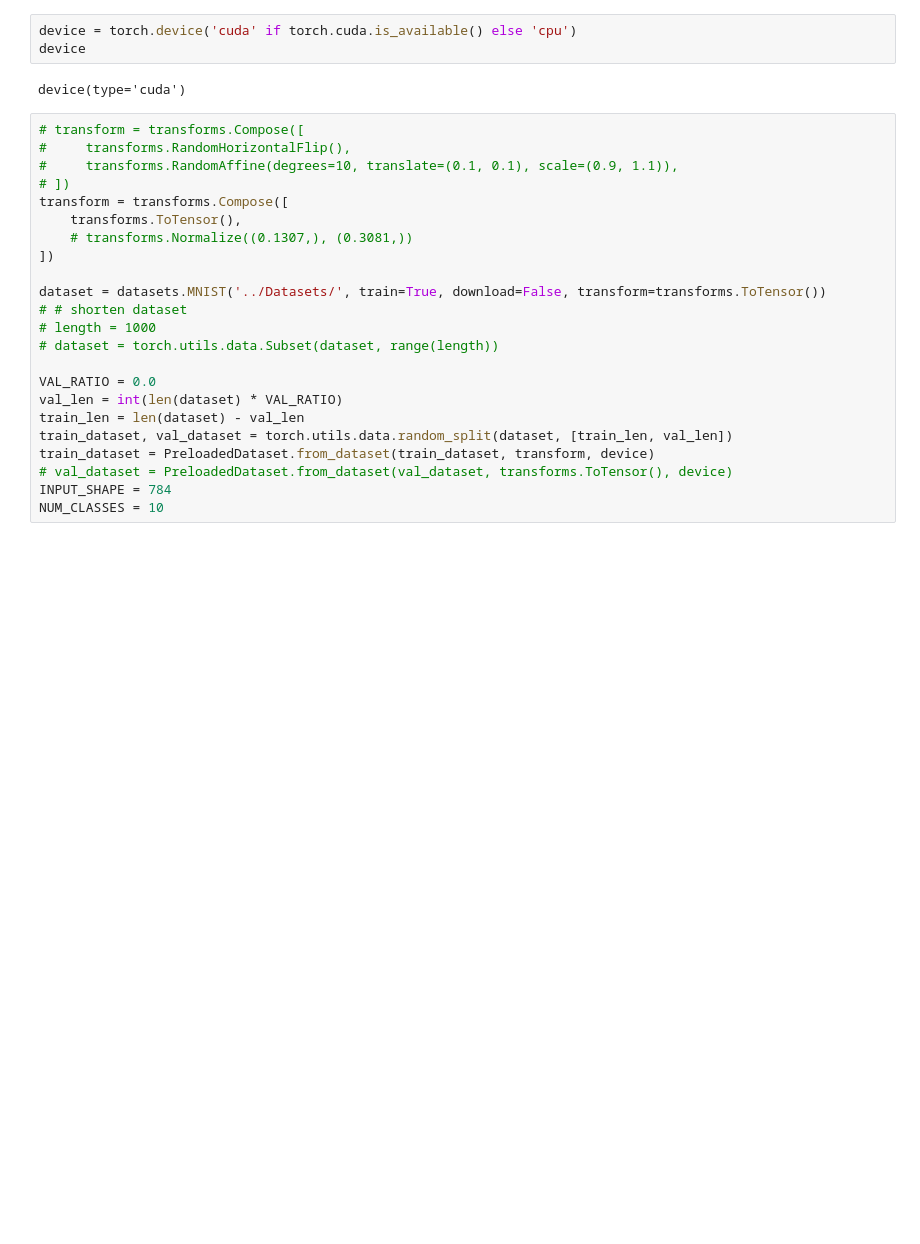
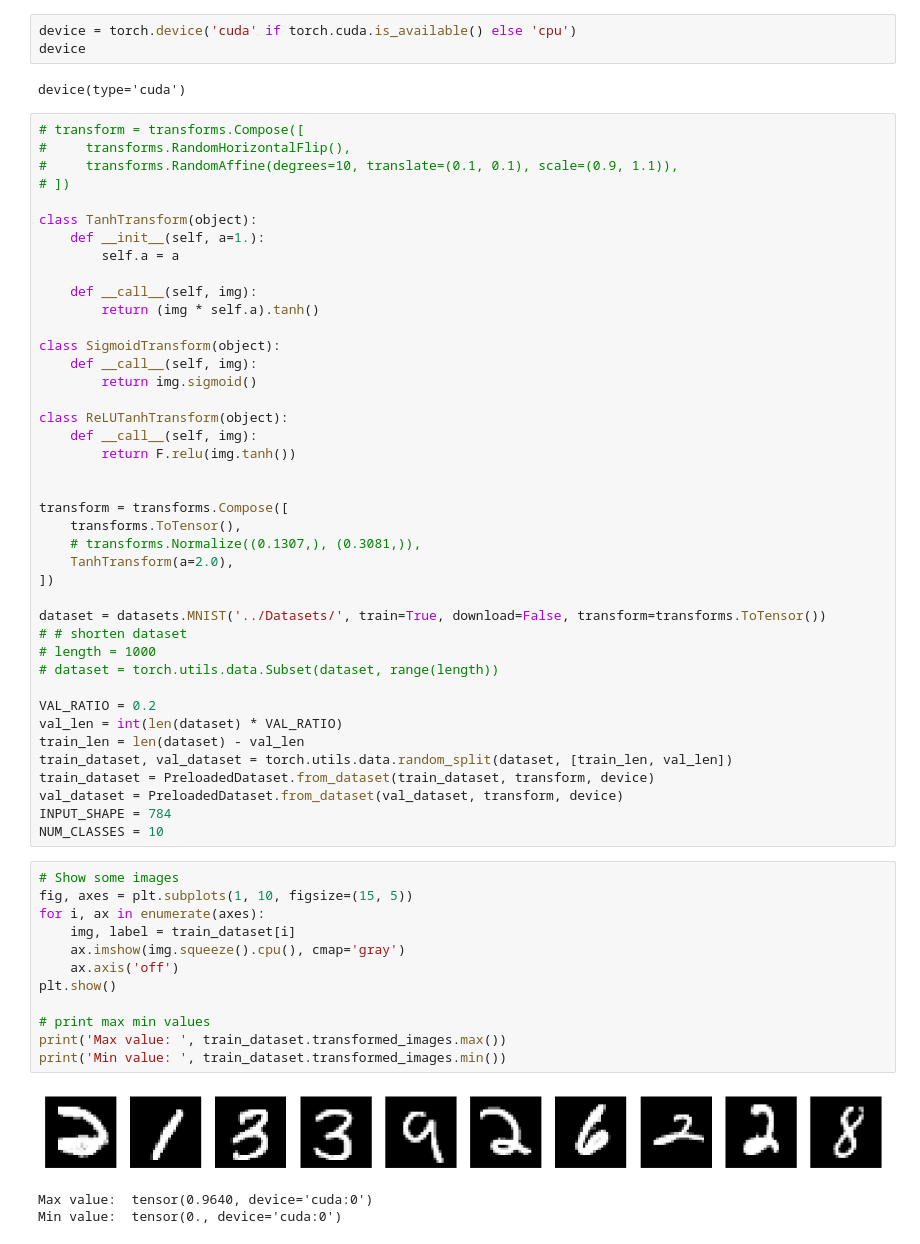
Before and after one commit to joeagriffith/pclib, a Jupyter notebook: mnist/mnist_pclinear.ipynb, the cells around one changed output. Drawn from its saved outputs; the diff is of its cells as text; blank space fills up the shorter version.

```diff
--- a/mnist/mnist_pclinear.ipynb
+++ b/mnist/mnist_pclinear.ipynb
@@ -20,9 +21,27 @@ device(type='cuda')
 #     transforms.RandomHorizontalFlip(),
 #     transforms.RandomAffine(degrees=10, translate=(0.1, 0.1), scale=(0.9, 1.1)),
 # ])
+
+class TanhTransform(object):
+    def __init__(self, a=1.):
+        self.a = a
+
+    def __call__(self, img):
+        return (img * self.a).tanh()
+
+class SigmoidTransform(object):
+    def __call__(self, img):
+        return img.sigmoid()
+
+class ReLUTanhTransform(object):
+    def __call__(self, img):
+        return F.relu(img.tanh())
+
+
 transform = transforms.Compose([
     transforms.ToTensor(),
-    # transforms.Normalize((0.1307,), (0.3081,))
+    # transforms.Normalize((0.1307,), (0.3081,)),
+    TanhTransform(a=2.0),
 ])
 
 dataset = datasets.MNIST('../Datasets/', train=True, download=False, transform=transforms.ToTensor())
@@ -30,14 +49,30 @@ dataset = datasets.MNIST('../Datasets/', train=True, download=False, transform=t
 # length = 1000
 # dataset = torch.utils.data.Subset(dataset, range(length))
 
-VAL_RATIO = 0.0
+VAL_RATIO = 0.2
 val_len = int(len(dataset) * VAL_RATIO)
 train_len = len(dataset) - val_len
 train_dataset, val_dataset = torch.utils.data.random_split(dataset, [train_len, val_len])
 train_dataset = PreloadedDataset.from_dataset(train_dataset, transform, device)
-# val_dataset = PreloadedDataset.from_dataset(val_dataset, transforms.ToTensor(), device)
+val_dataset = PreloadedDataset.from_dataset(val_dataset, transform, device)
 INPUT_SHAPE = 784
 NUM_CLASSES = 10
+# %%
+# Show some images
+fig, axes = plt.subplots(1, 10, figsize=(15, 5))
+for i, ax in enumerate(axes):
+    img, label = train_dataset[i]
+    ax.imshow(img.squeeze().cpu(), cmap='gray')
+    ax.axis('off')
+plt.show()
+
+# print max min values
+print('Max value: ', train_dataset.transformed_images.max())
+print('Min value: ', train_dataset.transformed_images.min())
+# %% [output]
+[figure, added]
+Max value:  tensor(0.9640, device='cuda:0')
+Min value:  tensor(0., device='cuda:0')
 # %%
 seed = 42
 torch.manual_seed(seed)
```
Also changed, not shown: parts of 7 cells of this notebook, 10 other files.
